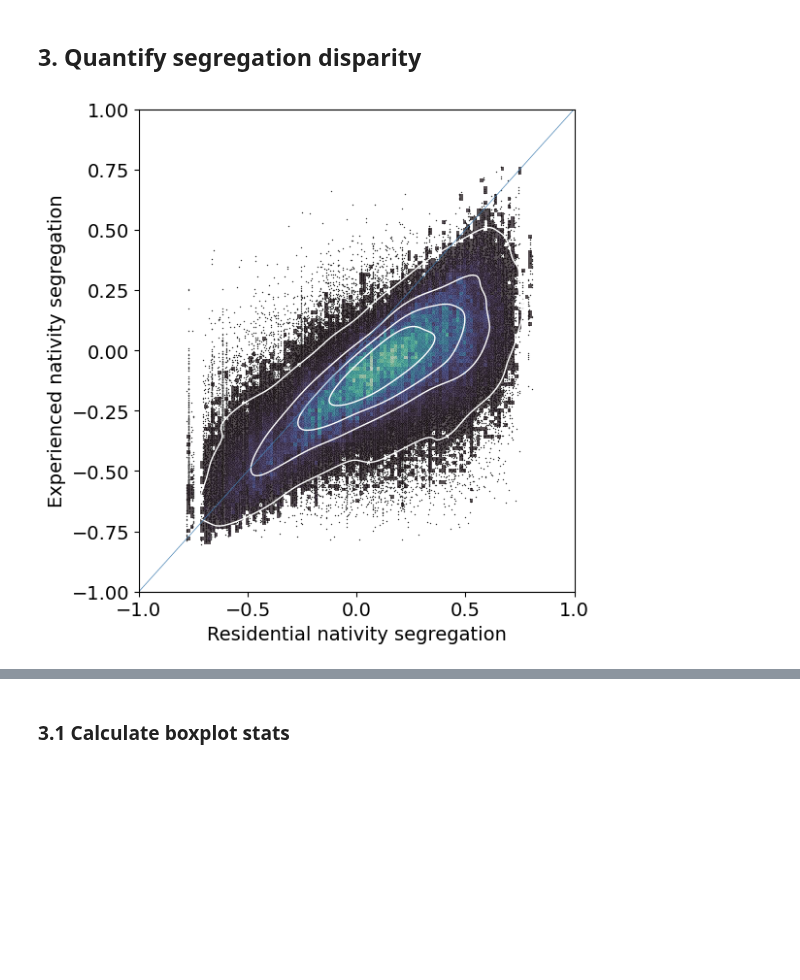
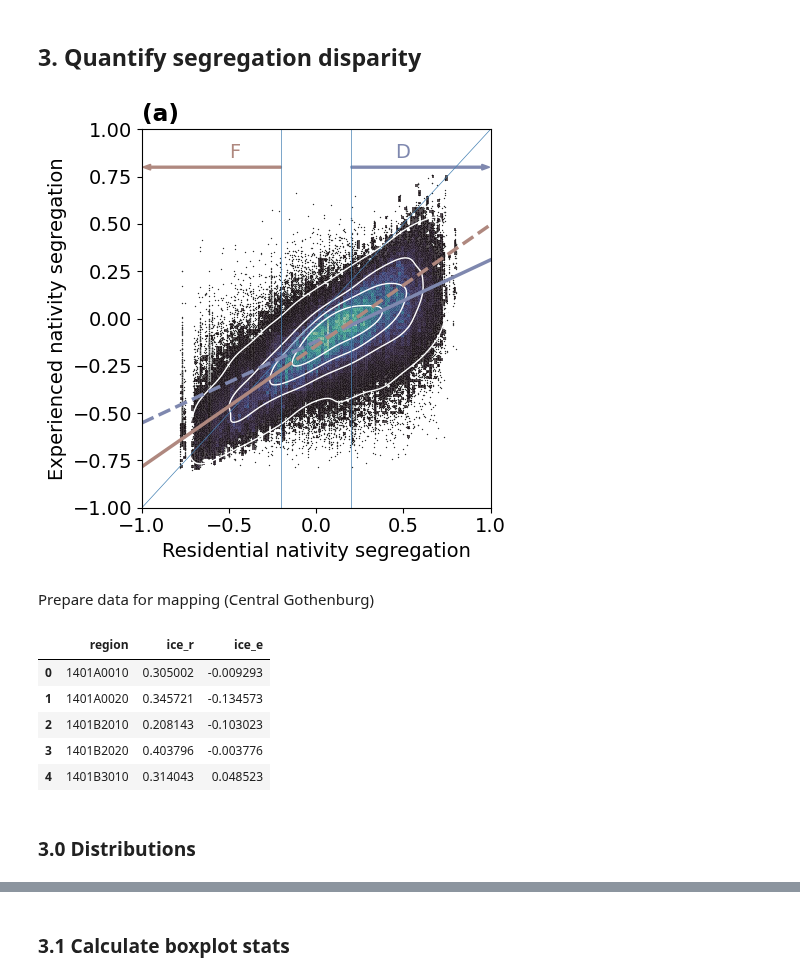
Before and after one commit to MobiSegInsights/mobi-social-segregation-se, a Jupyter notebook: src/MobiSegInsightsSE.models.1.0/29-model-seg-disp-exp.ipynb, the cells around one changed output, grey strips where cells are left out. Drawn from its saved outputs; the diff is of its cells as text; code cells hidden in the pictures; blank space fills up the shorter version.

```diff
--- a/src/MobiSegInsightsSE.models.1.0/29-model-seg-disp-exp.ipynb
+++ b/src/MobiSegInsightsSE.models.1.0/29-model-seg-disp-exp.ipynb
@@ -102,3 +119,5 @@ Name: 570844, dtype: object
+# %%
+df_exp.loc[:, 'rg_log'] = np.log10(df_exp['radius_of_gyration'])
 # %%
 def eval_k_means(estimator, data, weights):
     estimator.fit(data, sample_weight=weights)
@@ -107,5 +128,5 @@ def eval_k_means(estimator, data, weights):
 # %%
-cont_grp = df_exp.loc[:, ['Lowest income group', 'car_ownership', 'radius_of_gyration']].values
+cont_grp = df_exp.loc[:, ['Lowest income group', 'car_ownership', 'rg_log']].values
 sample_weight = df_exp['wt_p'].values
 scaler = StandardScaler().fit(cont_grp, sample_weight=sample_weight)
 cont_grp = scaler.transform(cont_grp)
@@ -127,4 +148,4 @@ Choose three clusters
 # %%
-sc, labels = eval_k_means(KMeans(n_clusters=3, random_state=0, n_init=10), weights=sample_weight, data=cont_grp)
+sc, labels = eval_k_means(KMeans(n_clusters=4, random_state=0, n_init=10), weights=sample_weight, data=cont_grp)
 print(sc)
 # %% [output]
@@ -313,20 +357,62 @@ F      0            0.648276
 Name: wt_p, dtype: float64
 # %% [markdown]
 ## 3. Quantify segregation disparity
+# %%
+df_exp_d = df_exp.loc[df_exp['ice_birth_resi_cat'].isin(['D1', 'D2']), :]
+df_exp_f = df_exp.loc[df_exp['ice_birth_resi_cat'].isin(['F1', 'F2']), :]
+reg_d = LinearRegression().fit(X=df_exp_d['ice_birth_resi'].to_numpy().reshape(len(df_exp_d), 1),
+                               y=df_exp_d['ice_birth'].to_numpy(), sample_weight=df_exp_d['wt_p'].to_numpy())
+reg_f = LinearRegression().fit(X=df_exp_f['ice_birth_resi'].to_numpy().reshape(len(df_exp_f), 1),
+                               y=df_exp_f['ice_birth'].to_numpy(), sample_weight=df_exp_f['wt_p'].to_numpy())
 # %%
 sp = df_exp.sample(10000, random_state=0)
-f, ax = plt.subplots(figsize=(6, 6))
+f_color, d_color = '#af887f', '#7f88af'
+f, ax = plt.subplots(figsize=(5, 5))
 sns.scatterplot(data=df_exp, x='ice_birth_resi', y='ice_birth', s=1, color=".15")
 sns.histplot(data=df_exp, x='ice_birth_resi', y='ice_birth', weights=df_exp.wt_p,
                  cmap="mako", bins=100, pthresh=.01, alpha=0.7)
 sns.kdeplot(data=sp, x='ice_birth_resi', y='ice_birth', weights=sp.wt_p,
             levels=5, color="w", linewidths=1)
 ax.plot([-1, 1], [-1, 1], '-', linewidth = 0.5, color='steelblue')
+ax.plot([0.2, 0.2], [-1, 1], '-', linewidth = 0.5, color='steelblue')
+ax.plot([-0.2, -0.2], [-1, 1], '-', linewidth = 0.5, color='steelblue')
 ax.set_xlabel('Residential nativity segregation')
 ax.set_ylabel('Experienced nativity segregation')
+ax.text(-0.5, 0.85, "F", color=f_color)
+ax.arrow(-0.2, 0.8, -0.75, 0, width=0.01, color=f_color)
+ax.text(0.45, 0.85, "D", color=d_color)
+ax.arrow(0.2, 0.8, 0.75, 0, width=0.01, color=d_color)
+# plot the regression line on the extended canvas
+new_x_d = np.arange(0.2, 1, 0.8/250.)
+new_x_f = np.arange(-1,-0.2, 0.8/250.)
+new_x_dc = np.arange(-1, 0.2, 0.8/250.)
+new_x_fc = np.arange(-0.2, 1, 0.8/250.)
+ax.plot(new_x_d, reg_d.intercept_ + reg_d.coef_[0] *  new_x_d, color=d_color, linestyle='-', lw = 2.5)
+ax.plot(new_x_f, reg_f.intercept_ + reg_f.coef_[0] *  new_x_f, color=f_color, linestyle='-', lw = 2.5)
+ax.plot(new_x_dc, reg_d.intercept_ + reg_d.coef_[0] *  new_x_dc, color=d_color, linestyle='--', lw = 2.5)
+ax.plot(new_x_fc, reg_f.intercept_ + reg_f.coef_[0] *  new_x_fc, color=f_color, linestyle='--', lw = 2.5)
 ax.set_xlim(-1, 1)
 ax.set_ylim(-1, 1)
+ax.set_title('(a)', loc='left', fontweight='bold')
 plt.tight_layout()
 f.savefig("figures/seg_disp_res.png", dpi=300)
 # %% [output]
-[figure, old version]
+[figure, new version]
+# %% [markdown]
+Prepare data for mapping (Central Gothenburg)
+# %%
+def wt_mean(data):
+    ice_r = np.average(data['ice_birth_resi'], weights=data['wt_p'])
+    ice_e = np.average(data['ice_birth'], weights=data['wt_p'])
+    return pd.Series({'ice_r': ice_r, 'ice_e': ice_e})
+df_map = df_exp.loc[df_exp.deso_2 == '14', :].\
+    groupby('region')[['ice_birth_resi', 'ice_birth', 'wt_p']].\
+    apply(wt_mean).reset_index()
+df_map.head()
+# %% [output]
+|  | region | ice_r | ice_e |
+| 0 | 1401A0010 | 0.305002 | -0.009293 |
+| 1 | 1401A0020 | 0.345721 | -0.134573 |
+| 2 | 1401B2010 | 0.208143 | -0.103023 |
+| 3 | 1401B2020 | 0.403796 | -0.003776 |
+| 4 | 1401B3010 | 0.314043 | 0.048523 |
@@ -332,0 +421,2 @@ f.savefig("figures/seg_disp_res.png", dpi=300)
+# %% [markdown]
+### 3.0 Distributions
```
Also changed, not shown: parts of 28 cells of this notebook, 17 other files.
